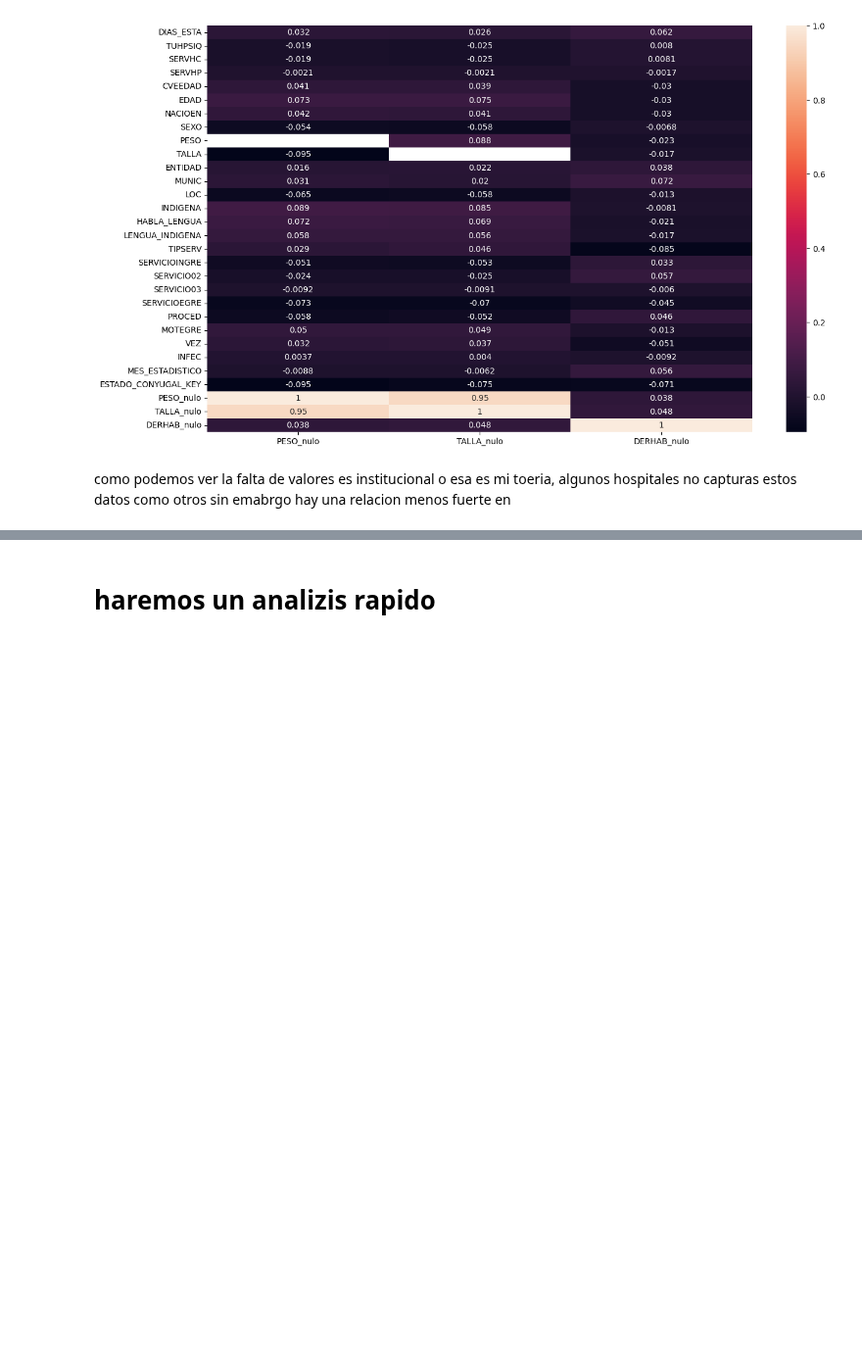
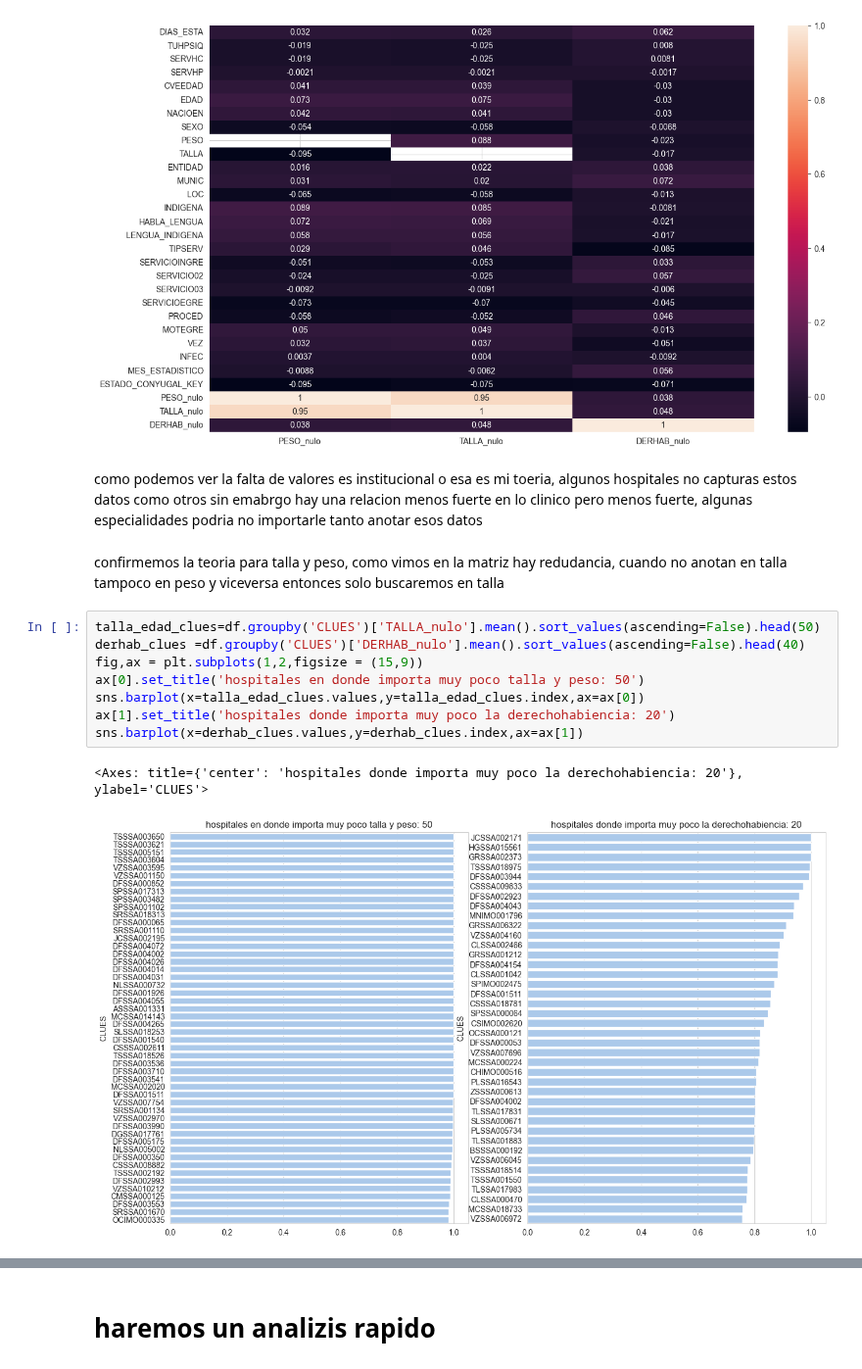
Before and after one commit to Noxzd/predecir-el-riesgo-en-un-paciente, a Jupyter notebook: notebook/analisis.ipynb, the cells around one changed output, grey strips where cells are left out. Shown at 98% size. Cells and saved outputs as stored; diff of their text form; blank space fills up the shorter version.

```diff
--- a/notebook/analisis.ipynb
+++ b/notebook/analisis.ipynb
@@ -193,4 +202,17 @@ sns.heatmap(matriz_nulos_num,annot=True)
 <Axes: >
 [figure]
 # %% [markdown]
-como podemos ver la falta de valores es institucional o esa es mi toeria, algunos hospitales no capturas estos datos como otros sin emabrgo hay una relacion menos fuerte en
+como podemos ver la falta de valores es institucional o esa es mi toeria, algunos hospitales no capturas estos datos como otros sin emabrgo hay una relacion menos fuerte en lo clinico pero menos fuerte, algunas especialidades podria no importarle tanto anotar esos datos
+# %% [markdown]
+confirmemos la teoria para talla y peso, como vimos en la matriz hay redudancia, cuando no anotan en talla tampoco en peso y viceversa entonces solo buscaremos en talla
+# %%
+talla_edad_clues=df.groupby('CLUES')['TALLA_nulo'].mean().sort_values(ascending=False).head(50)
+derhab_clues =df.groupby('CLUES')['DERHAB_nulo'].mean().sort_values(ascending=False).head(40)
+fig,ax = plt.subplots(1,2,figsize = (15,9))
+ax[0].set_title('hospitales en donde importa muy poco talla y peso: 50')
+sns.barplot(x=talla_edad_clues.values,y=talla_edad_clues.index,ax=ax[0])
+ax[1].set_title('hospitales donde importa muy poco la derechohabiencia: 20')
+sns.barplot(x=derhab_clues.values,y=derhab_clues.index,ax=ax[1])
+# %% [output]
+<Axes: title={'center': 'hospitales donde importa muy poco la derechohabiencia: 20'}, ylabel='CLUES'>
+[figure, added]
```
Also changed, not shown: parts of 37 cells of this notebook.
